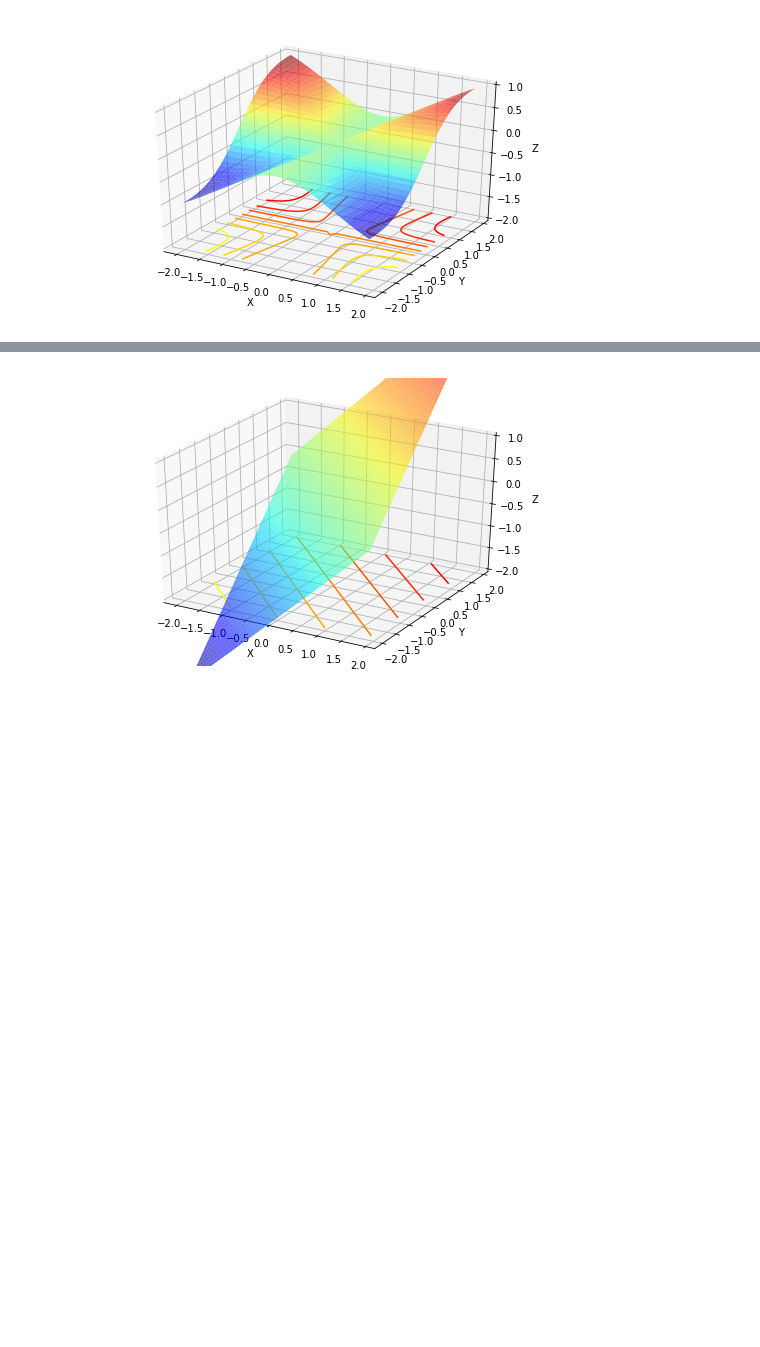
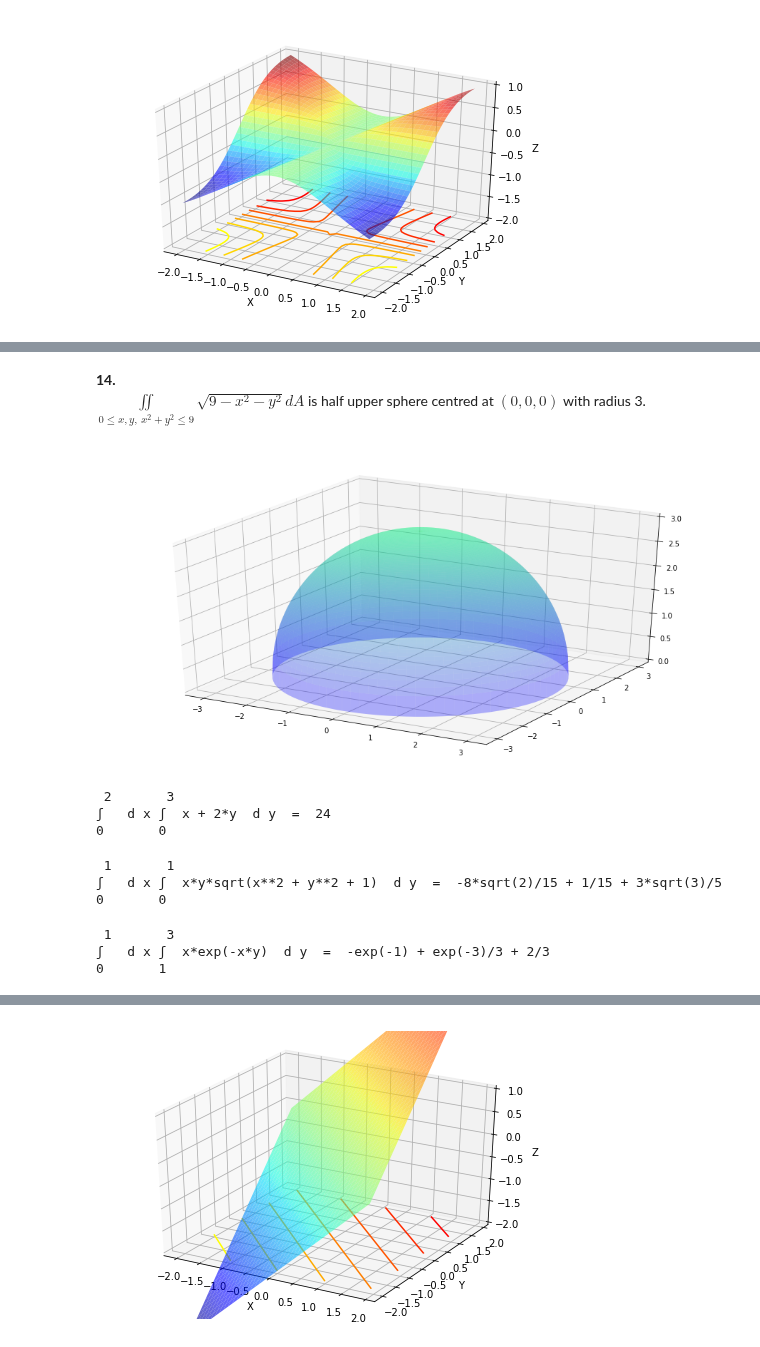
Before and after one commit to cchuang2009/2016-1, a Jupyter notebook: calculus/6 Multi-variable Calculus (Integration).ipynb, the cells around one changed output, grey strips where cells are left out. Saved outputs shown, nothing was run; the diff lists cells and outputs as text; code cells hidden in the pictures; blank space fills up the shorter version.

```diff
--- a/calculus/6 Multi-variable Calculus Integration-1.ipynb
+++ b/calculus/6 Multi-variable Calculus (Integration).ipynb
@@ -108,0 +208,37 @@ $$ \iint_Df (x, y) d A = \int_c^d d y
+# %% [markdown]
+**14.**<br>
+$\underset{0\le x,y,\ x^2+y^2\le9}{\iint} \sqrt{9-x^2-y^2} d A$ is half upper sphere centred at $(0,0,0)$ with radius 3.
+# %%
+fig = plt.figure(figsize=(12,6))
+ax = Axes3D(fig)
+r = np.linspace(0, 3, 100)
+t = np.linspace(0, 2*np.pi, 100)
+r,t=np.meshgrid(r,t)
+Xr= r*np.cos(t)
+Yr= r*np.sin(t)
+func=np.sqrt(9-r*r)
+ax.plot_surface(Xr,Yr, func, rstride=1, cstride=1, cmap=cm.winter,alpha=0.3);
+#plot3d(X,Y,0*func)
+# %% [output]
+[figure, added]
+# %%
+I=doubleInt3(x+2*y,[x,y],[0,2],[0,3])
+# %% [output]
+ 2       3
+ʃ   d x ʃ  x + 2*y  d y  =  24
+0       0
+# %%
+# 21 problem changed
+I=doubleInt3(x*y*sqrt(1+x**2+y**2),[x,y],[0,1],[0,1])
+# %% [output]
+ 1       1
+ʃ   d x ʃ  x*y*sqrt(x**2 + y**2 + 1)  d y  =  -8*sqrt(2)/15 + 1/15 + 3*sqrt(3)/5
+0       0
+# %%
+# 22 changed
+from sympy import exp
+I=doubleInt3(x/(exp(x*y)),[x,y],[0,1],[1,3])
+# %% [output]
+ 1       3
+ʃ   d x ʃ  x*exp(-x*y)  d y  =  -exp(-1) + exp(-3)/3 + 2/3
+0       1
```
Also changed, not shown: parts of 40 cells of this notebook.
